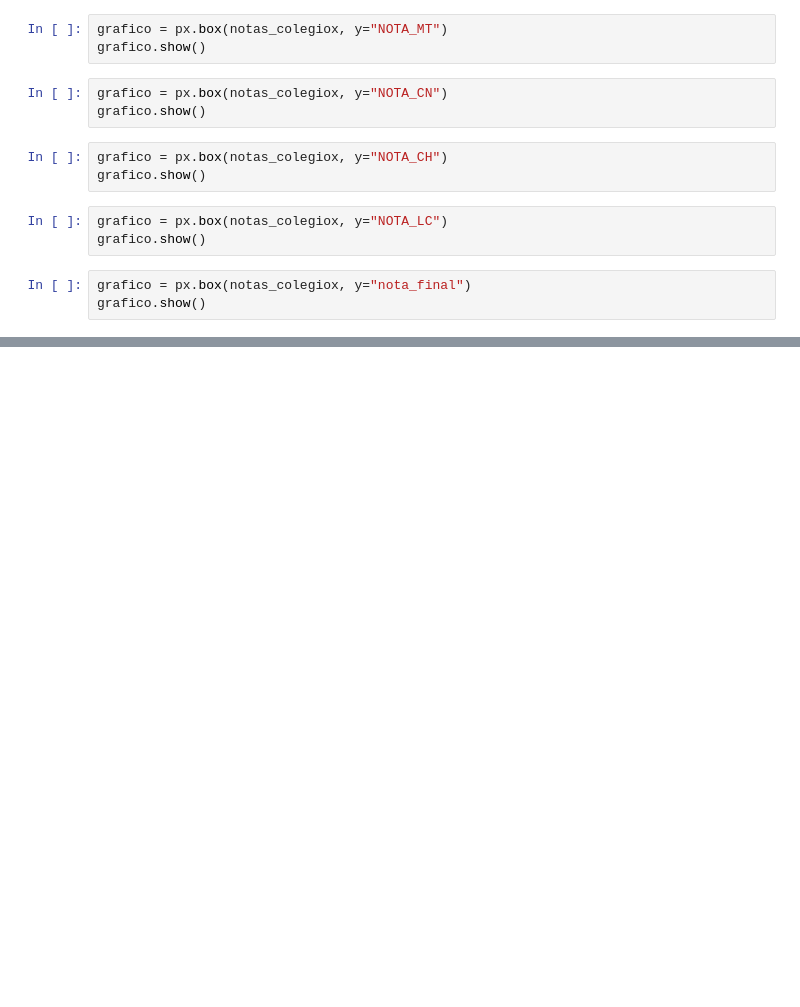
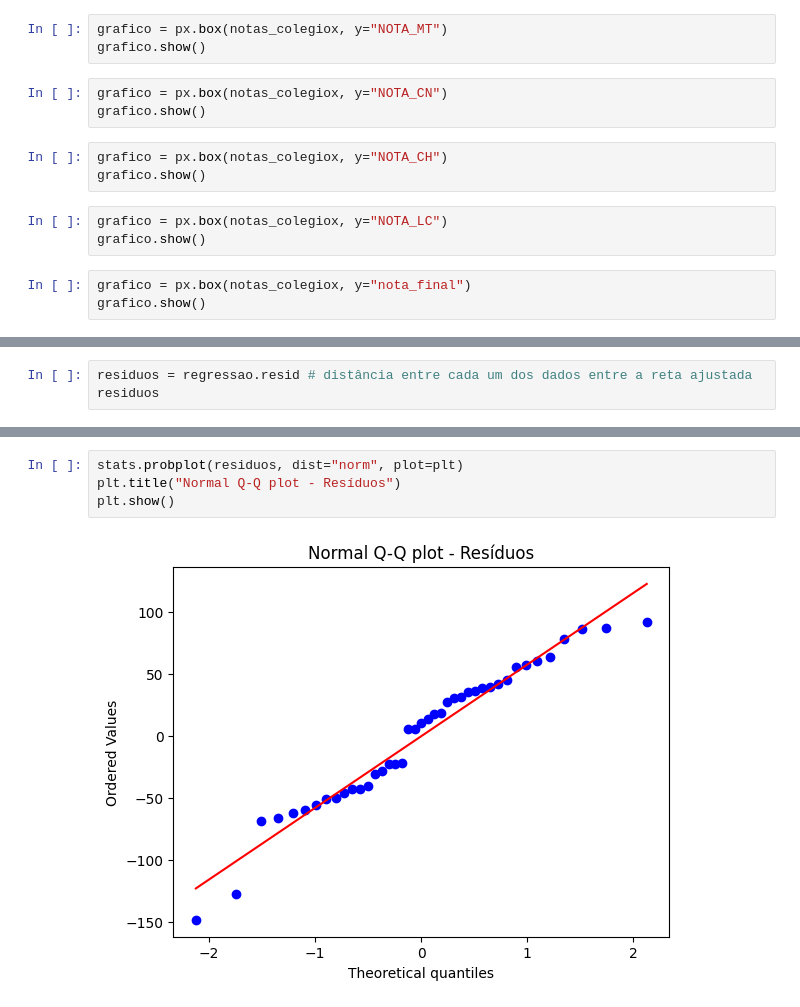
Before and after one commit to luizakuze/Cursos, a Jupyter notebook: curso/estatistica-inferencial/correlacao_regrassao.ipynb, the cells around one changed output, grey strips where cells are left out. Saved outputs shown, nothing was run; the diff lists cells and outputs as text; blank space fills up the shorter version.

```diff
--- a/curso/estatistica-inferencial/correlacao_regrassao.ipynb
+++ b/curso/estatistica-inferencial/correlacao_regrassao.ipynb
@@ -179,0 +231,3 @@ grafico.show()
+# %%
+residuos = regressao.resid # distância entre cada um dos dados entre a reta ajustada
+residuos
@@ -179,0 +271,6 @@ grafico.show()
+# %%
+stats.probplot(residuos, dist="norm", plot=plt)
+plt.title("Normal Q-Q plot - Resíduos")
+plt.show()
+# %% [output]
+[figure, added]
```
Also changed, not shown: parts of 15 cells of this notebook.
